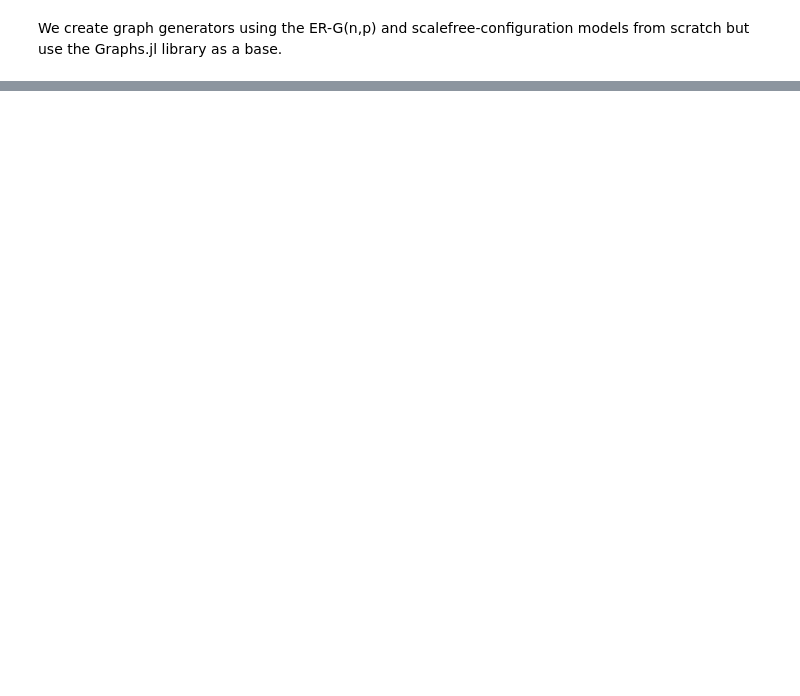
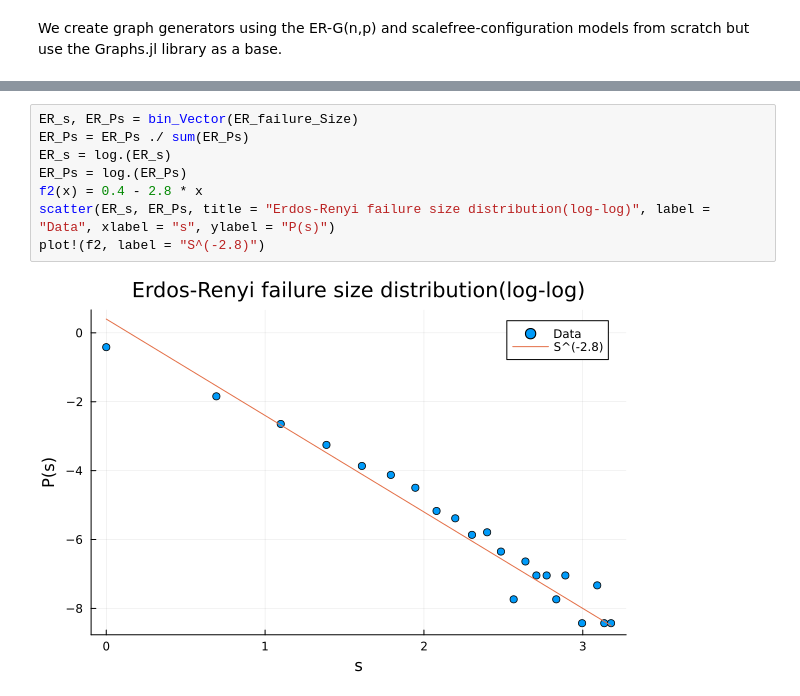
Before and after one commit to MohGhoraishi/Network-Science-Course, a Jupyter notebook: Avalanches-in-Networks/Avalanches-in-Networks.ipynb, the cells around one changed output, grey strips where cells are left out. Drawn from its saved outputs; the diff is of its cells as text; blank space fills up the shorter version.

```diff
--- a/Avalanches-in-Networks/Avalanches-in-Networks.ipynb
+++ b/Avalanches-in-Networks/Avalanches-in-Networks.ipynb
@@ -64,0 +183,10 @@ end
+# %%
+ER_s, ER_Ps = bin_Vector(ER_failure_Size)
+ER_Ps = ER_Ps ./ sum(ER_Ps)
+ER_s = log.(ER_s)
+ER_Ps = log.(ER_Ps)
+f2(x) = 0.4 - 2.8 * x
+scatter(ER_s, ER_Ps, title = "Erdos-Renyi failure size distribution(log-log)", label = "Data", xlabel = "s", ylabel = "P(s)")
+plot!(f2, label = "S^(-2.8)")
+# %% [output]
+[figure, added]
```
Also changed, not shown: parts of 14 cells of this notebook, 2 other files.
